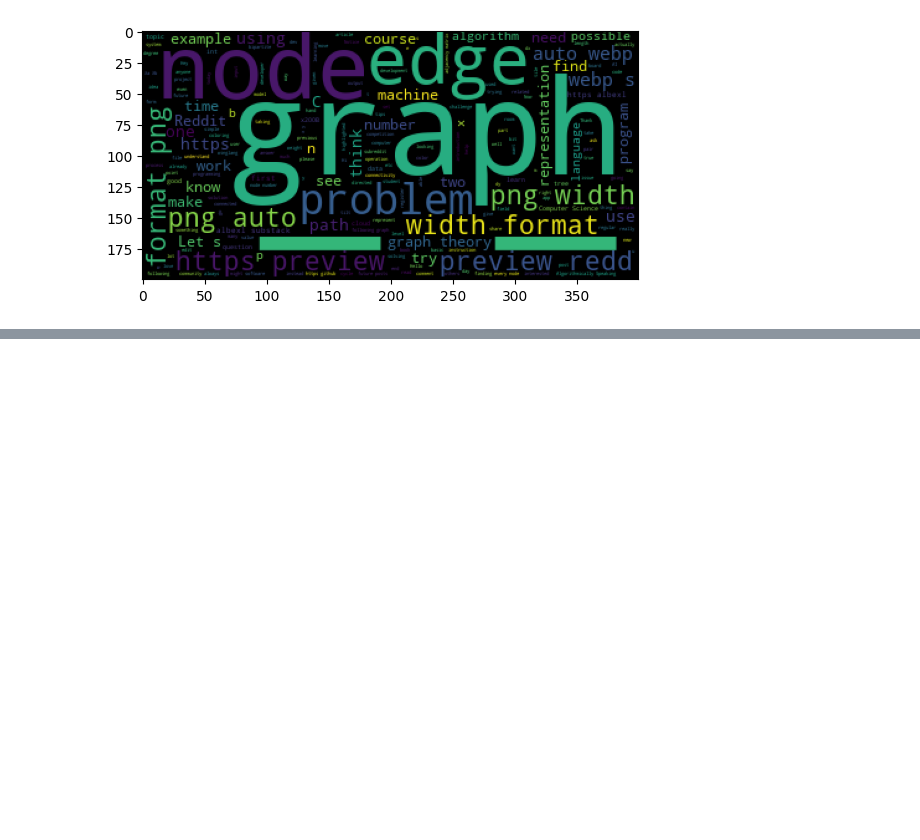
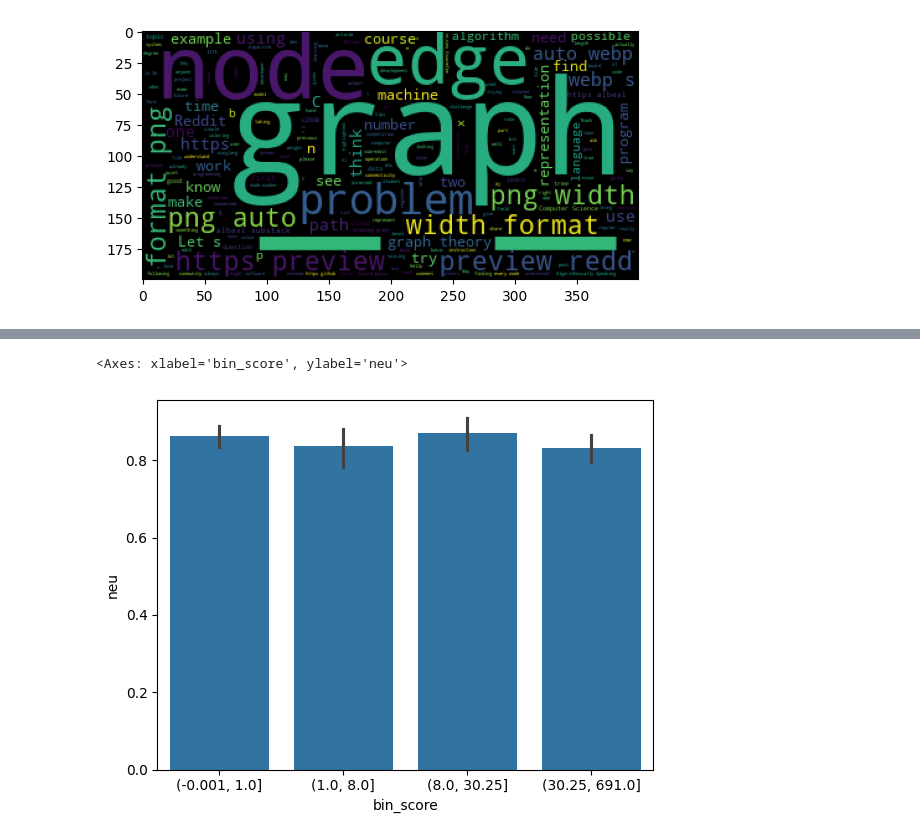
Before and after one commit to domatt1854/cis-410-project, a Jupyter notebook: sentiment_analysis/nltk_vader.ipynb, the cells around one changed output, grey strips where cells are left out. Drawn from its saved outputs; the diff is of its cells as text; code cells hidden in the pictures; blank space fills up the shorter version.

```diff
--- a/sentiment_analysis/nltk_vader.ipynb
+++ b/sentiment_analysis/nltk_vader.ipynb
@@ -314,0 +346,5 @@ sns.scatterplot(vader_df, x='pos', y='score')
+# %%
+sns.barplot(vader_df, x='bin_score', y='neu')
+# %% [output]
+<Axes: xlabel='bin_score', ylabel='neu'>
+[figure, added]
```
Also changed, not shown: parts of 8 cells of this notebook.
